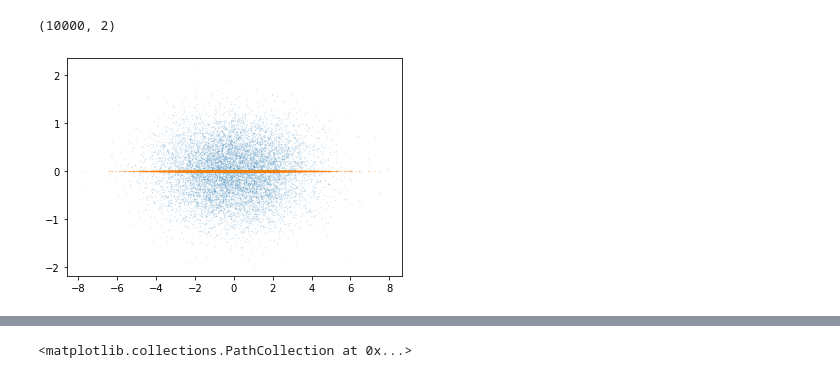
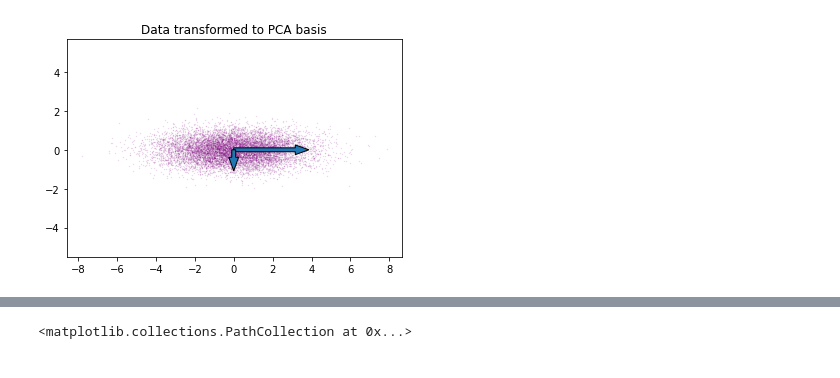
Before and after one commit to SyuW/Liquid-Crystals-Monte-Carlo, a Jupyter notebook: notebooks/PCA_Experiments.ipynb, the cells around one changed output, grey strips where cells are left out. Drawn from its saved outputs; the diff is of its cells as text; code cells hidden in the pictures.

```diff
--- a/notebooks/PCA_Experiments.ipynb
+++ b/notebooks/PCA_Experiments.ipynb
@@ -33,12 +35,16 @@ plt.close()
 # %%
 data_pca = pca.transform(data)
 
-print(data_new.shape)
-plt.scatter(data_pca[:, 0], data_pca[:, 1], s=0.1, alpha=0.2)
-plt.scatter(data_pca[:, 0], np.zeros_like(data_pca[:, 1]), s=0.1, alpha=0.4)
+plt.scatter(data_pca[:, 0], data_pca[:, 1], s=0.1, alpha=0.2, color="purple")
+#plt.scatter(data_pca[:, 0], np.zeros_like(data_pca[:, 1]), s=0.1, alpha=0.4)
+pc1_length = pca.explained_variance_[0]
+pc2_length = pca.explained_variance_[1]
+plt.arrow(0, 0, np.sqrt(pc1_length)*2, 0, length_includes_head=True, width=0.2, head_width=0.5, head_length=0.7)
+plt.arrow(0, 0, 0, -np.sqrt(pc2_length)*2, length_includes_head=True, width=0.2, head_width=0.5, head_length=0.7)
 
+plt.axis('equal')
+plt.title("Data transformed to PCA basis")
 plt.show()
 plt.close()
 # %% [output]
-(10000, 2)
-[figure, old version]
+[figure, new version]
```
Also changed, not shown: parts of 4 cells of this notebook, 13 other files.
